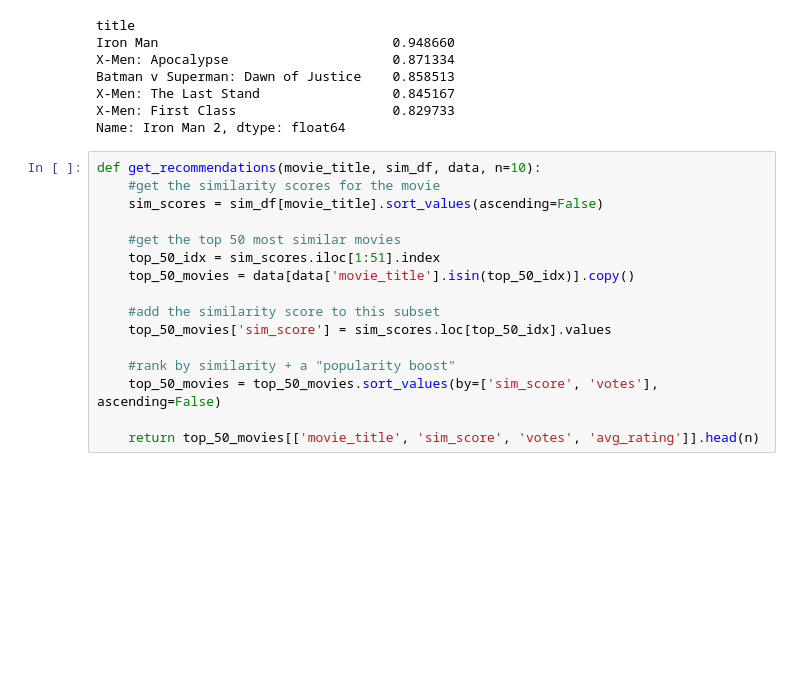
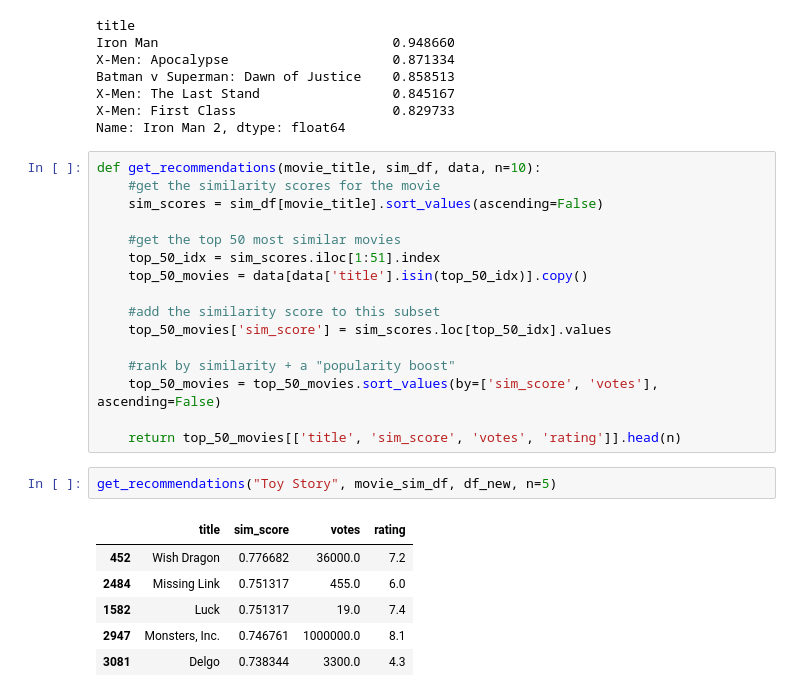
Before and after one commit to phodgkins/dm-movies, a Jupyter notebook: load_data.ipynb, the cells around one changed output. Saved outputs shown, nothing was run; the diff lists cells and outputs as text; blank space fills up the shorter version.

```diff
--- a/load_data.ipynb
+++ b/load_data.ipynb
@@ -850,7 +848,7 @@ def get_recommendations(movie_title, sim_df, data, n=10):
 
     #get the top 50 most similar movies
     top_50_idx = sim_scores.iloc[1:51].index
-    top_50_movies = data[data['movie_title'].isin(top_50_idx)].copy()
+    top_50_movies = data[data['title'].isin(top_50_idx)].copy()
 
     #add the similarity score to this subset
     top_50_movies['sim_score'] = sim_scores.loc[top_50_idx].values
@@ -858,4 +856,13 @@ def get_recommendations(movie_title, sim_df, data, n=10):
     #rank by similarity + a "popularity boost"
     top_50_movies = top_50_movies.sort_values(by=['sim_score', 'votes'], ascending=False)
 
-    return top_50_movies[['movie_title', 'sim_score', 'votes', 'avg_rating']].head(n)
+    return top_50_movies[['title', 'sim_score', 'votes', 'rating']].head(n)
+# %%
+get_recommendations("Toy Story", movie_sim_df, df_new, n=5)
+# %% [output]
+|  | title | sim_score | votes | rating |
+| 452 | Wish Dragon | 0.776682 | 36000.0 | 7.2 |
+| 2484 | Missing Link | 0.751317 | 455.0 | 6.0 |
+| 1582 | Luck | 0.751317 | 19.0 | 7.4 |
+| 2947 | Monsters, Inc. | 0.746761 | 1000000.0 | 8.1 |
+| 3081 | Delgo | 0.738344 | 3300.0 | 4.3 |
```
Also changed, not shown: parts of 5 cells of this notebook, 1 other file.
